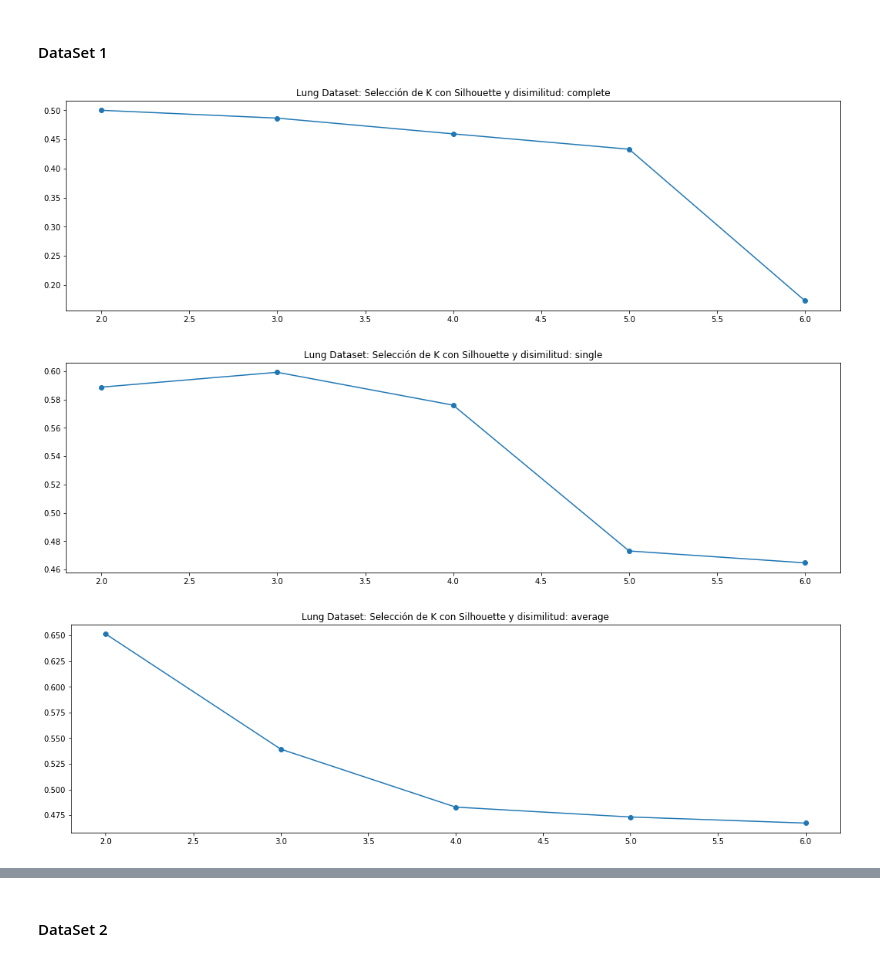
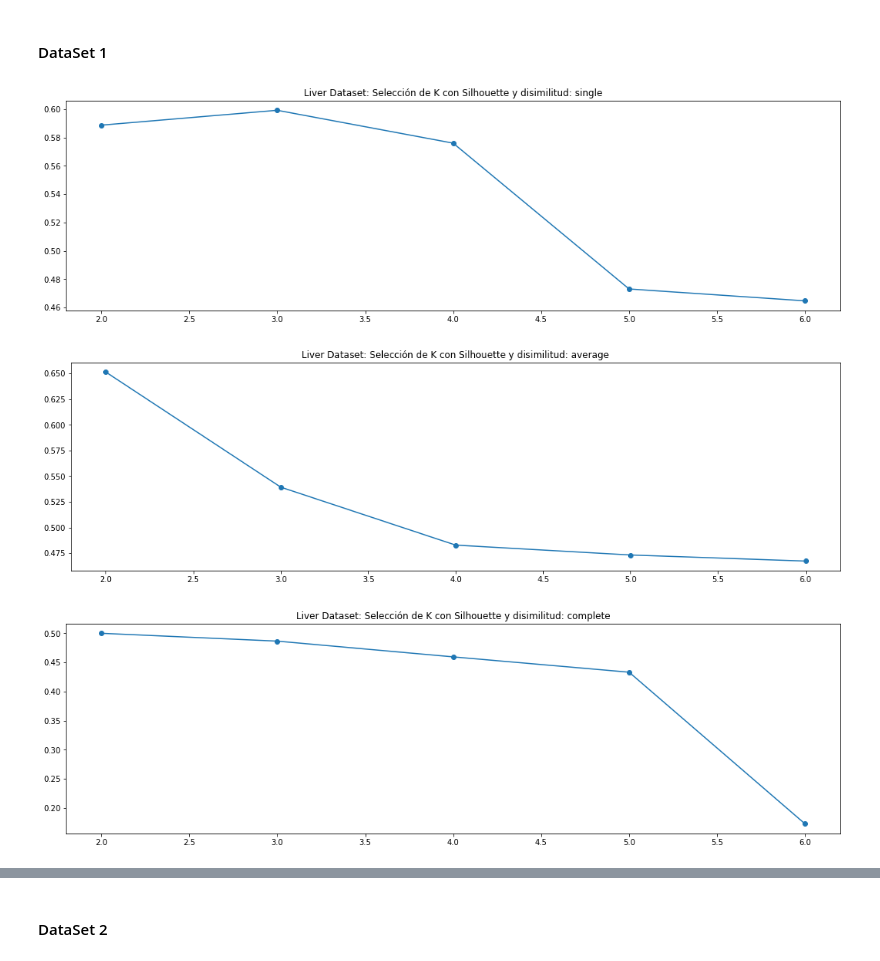
Before and after one commit to alvaronavarroguz/06MAIR-Aprendizaje-No-Supervisado, a Jupyter notebook: Trabajo_Final/Trabajo_Final.ipynb, the cells around one changed output, grey strips where cells are left out. Saved outputs shown, nothing was run; the diff lists cells and outputs as text; code cells hidden in the pictures.

Commit message:
Change wording - lung to liver

```diff
--- a/Trabajo_Final/Trabajo_Final.ipynb
+++ b/Trabajo_Final/Trabajo_Final.ipynb
@@ -26,11 +26,11 @@ https://archive.ics.uci.edu/ml/datasets/liver+disorders
 nms=["Mean corpuscular volume", "alkaline phosphotase","alanine aminotransferase", "aspartate aminotransferase",
      "gamma-glutamyl transpeptidase","half-pint aquivalents per day", "split"]
 
-lung=pd.read_table('DataSets/Liver_Disease.csv', sep=';', names =nms )
+liver=pd.read_table('DataSets/Liver_Disease.csv', sep=';', names =nms )
 
 #Eliminamos la variable "etiqueta" de este dataset y de esta forma transformamos el set de datos en uno en el que
 #desconocemos el agrupamiento.
-lung=lung.iloc[:,0:6]
-lung.sample(5)
+liver=liver.iloc[:,0:6]
+liver.sample(5)
 # %% [output]
 |  | Mean corpuscular volume | alkaline phosphotase | alanine aminotransferase | aspartate aminotransferase | ... |
@@ -71,17 +71,17 @@ En caso que reducir la dimensionalidad no fuera conveniente, se usarán las prim
 ####################################
 
 # Eliminamos las filas en las que haya algún NaN
-lung.dropna(inplace=True)
+liver.dropna(inplace=True)
 
 #Estandarizamos las columnas del dataset, de esta forma no habrá ninguna columna que pese más por el rago
 #dinámico en el que se mueve y tienda a sesgar la descomposición en componentes principales.
 standardizer = preprocessing.StandardScaler()
-lung_std = standardizer.fit_transform(lung.astype('float64'))
+liver_std = standardizer.fit_transform(liver.astype('float64'))
 
 # Aplicamos una PCA para poder representar en 2D los atributos sobre los que aplicar las medidas de clustering
 pca = PCA()
-PCs_lung = pca.fit_transform(lung_std.astype('float64'))
-principal_lung = pd.DataFrame(data = PCs_lung[:,:2], columns = ['PC 1', 'PC 2'])
+PCs_liver = pca.fit_transform(liver_std.astype('float64'))
+principal_liver = pd.DataFrame(data = PCs_liver[:,:2], columns = ['PC 1', 'PC 2'])
 # %%
 #Comprobamos la varianza acumulada por las PCs de la PCA
 fig, ax = plt.subplots(figsize=(5,5))
@@ -98,2 +96,4 @@ X_lung = lung_std
+# %%
+X_liver = liver_std
 # %%
 fig, ax = plt.subplots(figsize=(15,5))
@@ -358,39 +358,39 @@ disimilitudes = {'single', 'complete', 'average'}
 # El número de veces que vamos a probar distintos parámetros
 total_pruebas = 7
 
 # Lo necesito para saber cuál es la mejor disimilitud
 disimilitudes_ejecutadas = []
 
 calidades_clustering = []
 calidades_clustering_disimilitud = []
 set_k = []
 for disimilitud in disimilitudes:
 
     for k in range(2, total_pruebas):
-        clustering = linkage(X_lung, disimilitud)
+        clustering = linkage(X_liver, disimilitud)
 
         labels_predicted = cut_tree(clustering, n_clusters=k).flatten()
 
-        eval=silhouette_score(X_lung,list(labels_predicted))
+        eval=silhouette_score(X_liver,list(labels_predicted))
 
         # Guardamos el valor de silueta de cada k
         calidades_clustering.append(eval)
         calidades_clustering_disimilitud.append(eval)
 
         disimilitudes_ejecutadas.append(disimilitud)
 
         #Guardamos el valor de cada k
         set_k.append(k)
 
     plt.figure(figsize=(18,5))
     plt.plot(range(2, total_pruebas), calidades_clustering_disimilitud, 'o-')
-    plt.title("Lung Dataset: Selección de K con Silhouette y disimilitud: " + disimilitud)
+    plt.title("Liver Dataset: Selección de K con Silhouette y disimilitud: " + disimilitud)
     plt.show()
     calidades_clustering_disimilitud = []
 # %% [output]
-[figure, old version]
+[figure, new version]
-[figure, old version]
+[figure, new version]
-[figure, old version]
+[figure, new version]
 # %%
 # Haciendo uso de la regla del codo y viendo las gráficas, podemos comprobar que la mejor
 # disimilitud es "complete" (máxima) y con un k = 4
```
Also changed, not shown: parts of 17 cells of this notebook.
